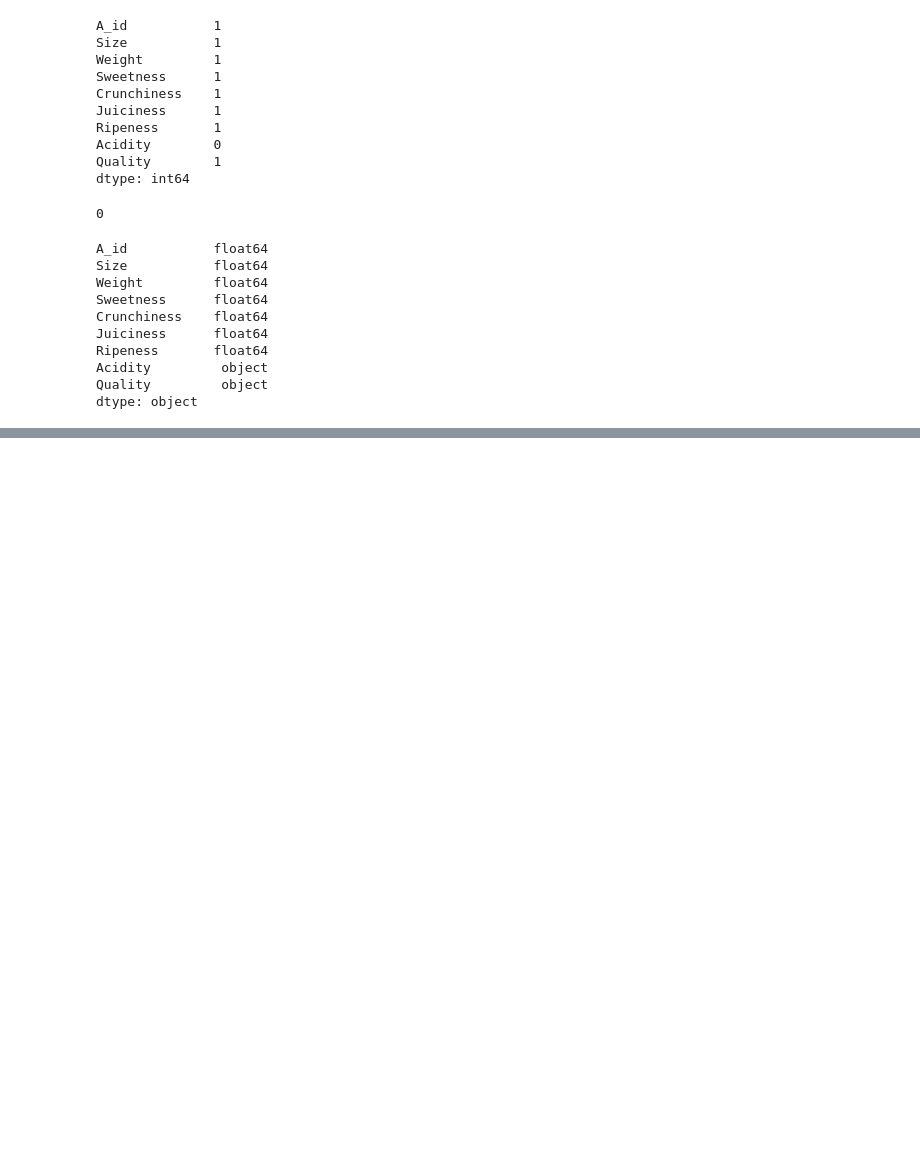
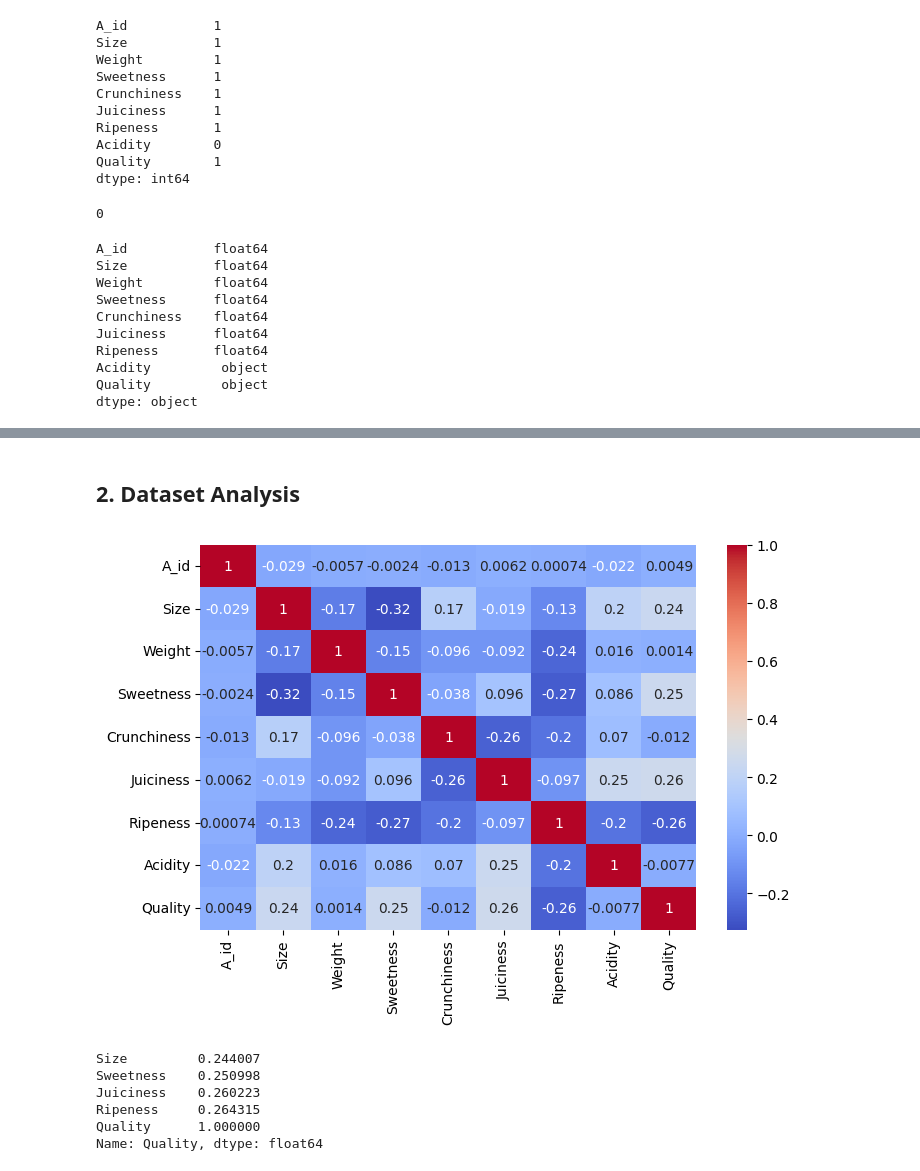
Before and after one commit to enetsos/music-popularity-prediction, a Jupyter notebook: project_apple.ipynb, the cells around one changed output, grey strips where cells are left out. Drawn from its saved outputs; the diff is of its cells as text; code cells hidden in the pictures; blank space fills up the shorter version.

```diff
--- a/project_apple.ipynb
+++ b/project_apple.ipynb
@@ -69,0 +92,22 @@ ValueError: could not convert string to float: 'good'
+# %% [markdown]
+## 2. Dataset Analysis
+# %%
+# print correlation matrix and fix dimension
+corr = df.corr()
+plt.figure(figsize=(8, 5))
+sns.heatmap(corr, annot=True, cmap='coolwarm')
+plt.show()
+# %% [output]
+[figure, added]
+# %%
+# find the most correlated features with the target
+corr_target = abs(corr['Quality'])
+relevant_features = corr_target[corr_target > 0.1]
+relevant_features
+# %% [output]
+Size         0.244007
+Sweetness    0.250998
+Juiciness    0.260223
+Ripeness     0.264315
+Quality      1.000000
+Name: Quality, dtype: float64
```
Also changed, not shown: parts of 6 cells of this notebook.
